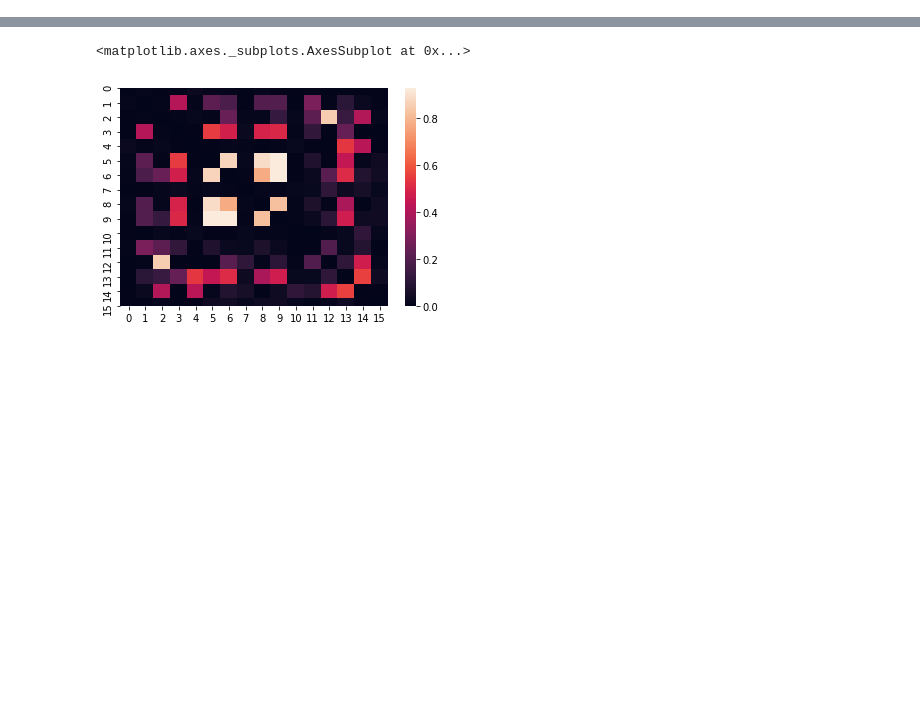
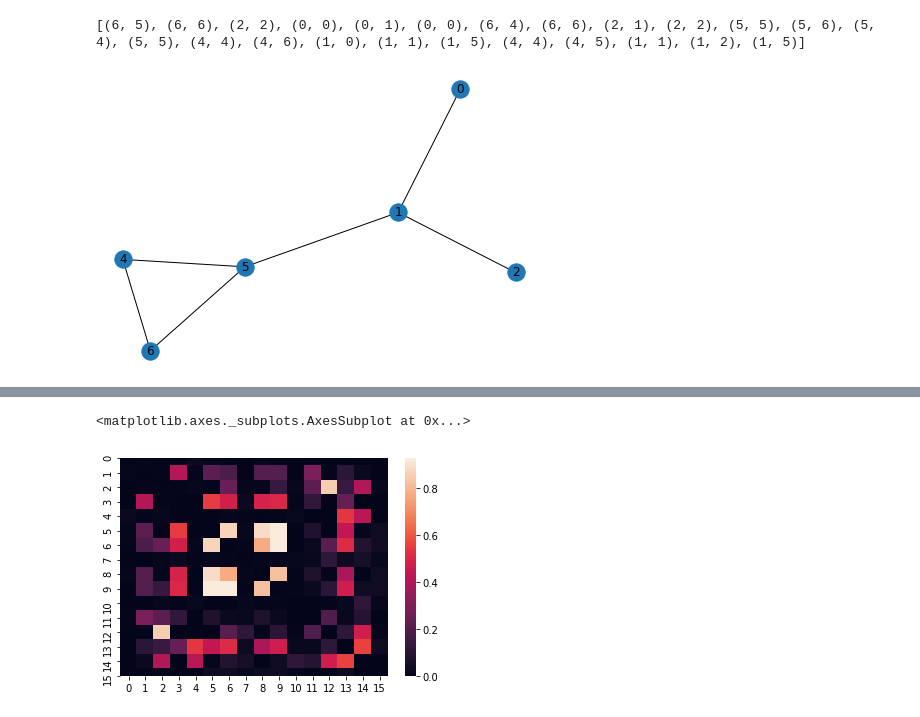
Before and after one commit to gabrieldernbach/TCPA-Imputation, a Jupyter notebook: nn_adjacency_reconstruction.ipynb, the cells around one changed output, grey strips where cells are left out. Cells and saved outputs as stored; diff of their text form; code cells hidden in the pictures; blank space fills up the shorter version.

```diff
--- a/nn_adjacency_reconstruction.ipynb
+++ b/nn_adjacency_reconstruction.ipynb
@@ -39,0 +92,26 @@ NameError: name 'data_wide' is not defined
+# %%
+filenames = os.listdir(os.getcwd() + '/results/triangle/')
+
+def load_file(filename):
+    file_data = pd.read_csv(os.getcwd() + '/results/triangle/' + filename)
+    source = filename.split('_')[3]
+    condition = filename.split('_')[4]
+    file_data['source'] = source
+    file_data['condition'] = condition
+    return file_data
+cond_data = pd.concat([load_file(filename) for filename in filenames])
+cond_data['source'] = cond_data['source'].astype(int)
+cond_data['masked_protein'] = cond_data['masked_protein'].astype(int)
+cond_data['condition'] = cond_data['condition'].astype(int)
+# %%
+sources = cond_data['source'].max()
+#edge_list = #{i:{cond_data['source'].iloc[i]: cond_data['masked_protein'].iloc[i]} for i in range(sources)}
+
+cond_data2 = cond_data[cond_data['shapley']>0.001]
+edge_list = (list(zip(list(cond_data2['source']),list(cond_data2['masked_protein']))))
+print(edge_list)
+cond_graph = nx.from_edgelist(edge_list)
+nx.draw(cond_graph, with_labels=True)
+# %% [output]
+[(6, 5), (6, 6), (2, 2), (0, 0), (0, 1), (0, 0), (6, 4), (6, 6), (2, 1), (2, 2), (5, 5), (5, 6), (5, 4), (5, 5), (4, 4), (4, 6), (1, 0), (1, 1), (1, 5), (4, 4), (4, 5), (1, 1), (1, 2), (1, 5)]
+[figure, added]
```
Also changed, not shown: parts of 16 cells of this notebook.
